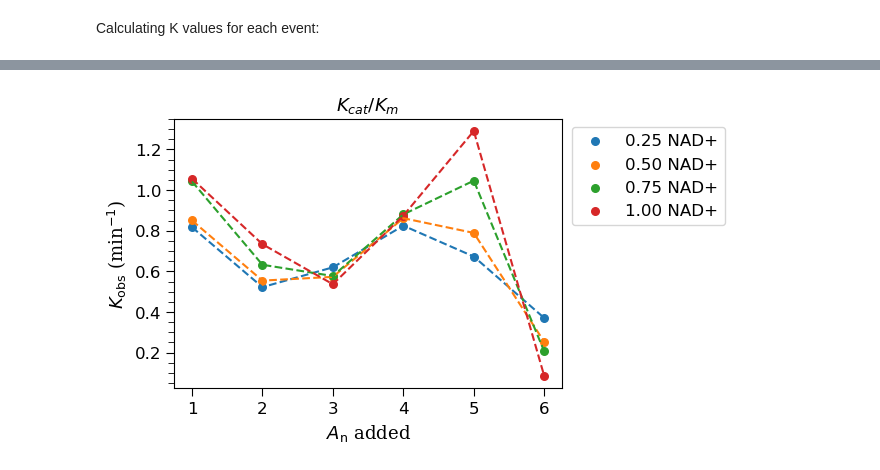
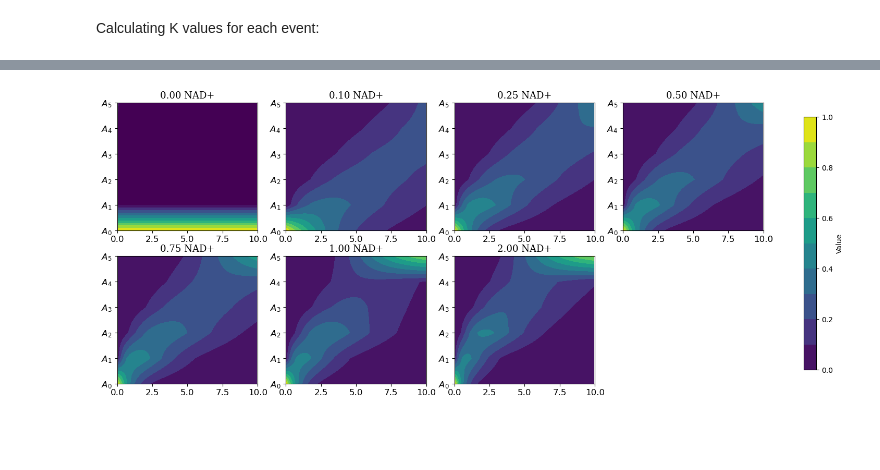
Before and after one commit to PDNALab/kinetic_fit, a Jupyter notebook: NAD_dependence/solve_NAD.ipynb, the cells around one changed output, grey strips where cells are left out. Drawn from its saved outputs; the diff is of its cells as text; code cells hidden in the pictures; blank space fills up the shorter version.

```diff
--- a/NAD_dependence/solve_NAD.ipynb
+++ b/NAD_dependence/solve_NAD.ipynb
@@ -61,22 +67,20 @@ for key in k_vals.keys():
 # %%
-# Plot k values
-fig, ax = plt.subplots(figsize=(5, 3.5))
-for key in k_vals.keys():
-    if key in ['0.25 NAD+', '0.50 NAD+', '0.75 NAD+', '1.00 NAD+']:
-        ax.scatter(np.arange(1, 7), k_vals[key], label=key, s=30)
-        plt.plot(np.arange(1, 7),k_vals[key], '--')
+# # Plot k values
+# fig, ax = plt.subplots(figsize=(5, 3.5))
+# for key in k_vals.keys():
+#     if key in ['0.25 NAD+', '0.50 NAD+', '0.75 NAD+', '1.00 NAD+']:
+#         ax.scatter(np.arange(1, 7), k_vals[key], label=key, s=30)
+#         plt.plot(np.arange(1, 7),k_vals[key], '--')
 
-ax.set_ylabel(r'$K_{\text{obs}}$ (min$^{-1}$)', fontsize=13, family='serif')
-ax.set_xlabel(r'$A_{\text{n}}$ added', fontsize=13, family='serif')
+# ax.set_ylabel(r'$K_{\text{obs}}$ (min$^{-1}$)', fontsize=13, family='serif')
+# ax.set_xlabel(r'$A_{\text{n}}$ added', fontsize=13, family='serif')
 
-plt.minorticks_on()
-plt.tick_params(axis='both', which='major', labelsize=12, length=6)
-plt.gca().tick_params(axis='x', which='minor', bottom=False)
-plt.gca().yaxis.set_minor_locator(MultipleLocator(0.05))
-plt.tick_params(axis='y', which='minor', length=4)
-plt.title(r'$K_{cat}/K_{m}$', family='serif', fontsize=13)
+# plt.minorticks_on()
+# plt.tick_params(axis='both', which='major', labelsize=12, length=6)
+# plt.gca().tick_params(axis='x', which='minor', bottom=False)
+# plt.gca().yaxis.set_minor_locator(MultipleLocator(0.05))
+# plt.tick_params(axis='y', which='minor', length=4)
+# plt.title(r'$K_{cat}/K_{m}$', family='serif', fontsize=13)
 
-legend = ax.legend(fontsize=12, bbox_to_anchor=(1.005, 1), loc='upper left')
-plt.savefig('k_vs_A_NAD_2.png', dpi=250, bbox_inches='tight')
+# legend = ax.legend(fontsize=12, bbox_to_anchor=(1.005, 1), loc='upper left')
+# plt.savefig('k_vs_A_NAD_2.png', dpi=250, bbox_inches='tight')
-# %% [output]
-[figure, removed]
@@ -86,0 +87,19 @@ plt.savefig('k_vs_A_NAD_2.png', dpi=250, bbox_inches='tight')
+# %%
+fig, axs = plt.subplots(ncols=4, nrows=2, figsize=(20,7), gridspec_kw={'wspace': 0.2})
+axs = axs.flatten()
+for ax, key in zip(axs, contour_.keys()):
+    contours = ax.contourf(contour_[key], levels=10, cmap='viridis', vmin=0, vmax=1)
+    x_ = np.arange(0, contour_[key].shape[1]+1, 50)
+    ax.set_xticks(x_)
+    ax.set_xticklabels(x_*0.05)
+    ax.set_title(key, family='serif', fontsize=13)
+    ax.set_yticks(range(6))
+    ax.set_yticklabels([fr'$A_{{{n}}}$' for n in np.arange(6)])
+    ax.tick_params(axis='both', labelsize=12)
+
+cbar = plt.colorbar(contours, ax=axs.ravel().tolist(), shrink=0.9)
+cbar.set_label('Value')
+fig.delaxes(axs[-1])
+plt.savefig('NAD_2_1.png', dpi=250, bbox_inches='tight')
+# %% [output]
+[figure, added]
```
Also changed, not shown: parts of 4 cells of this notebook.
